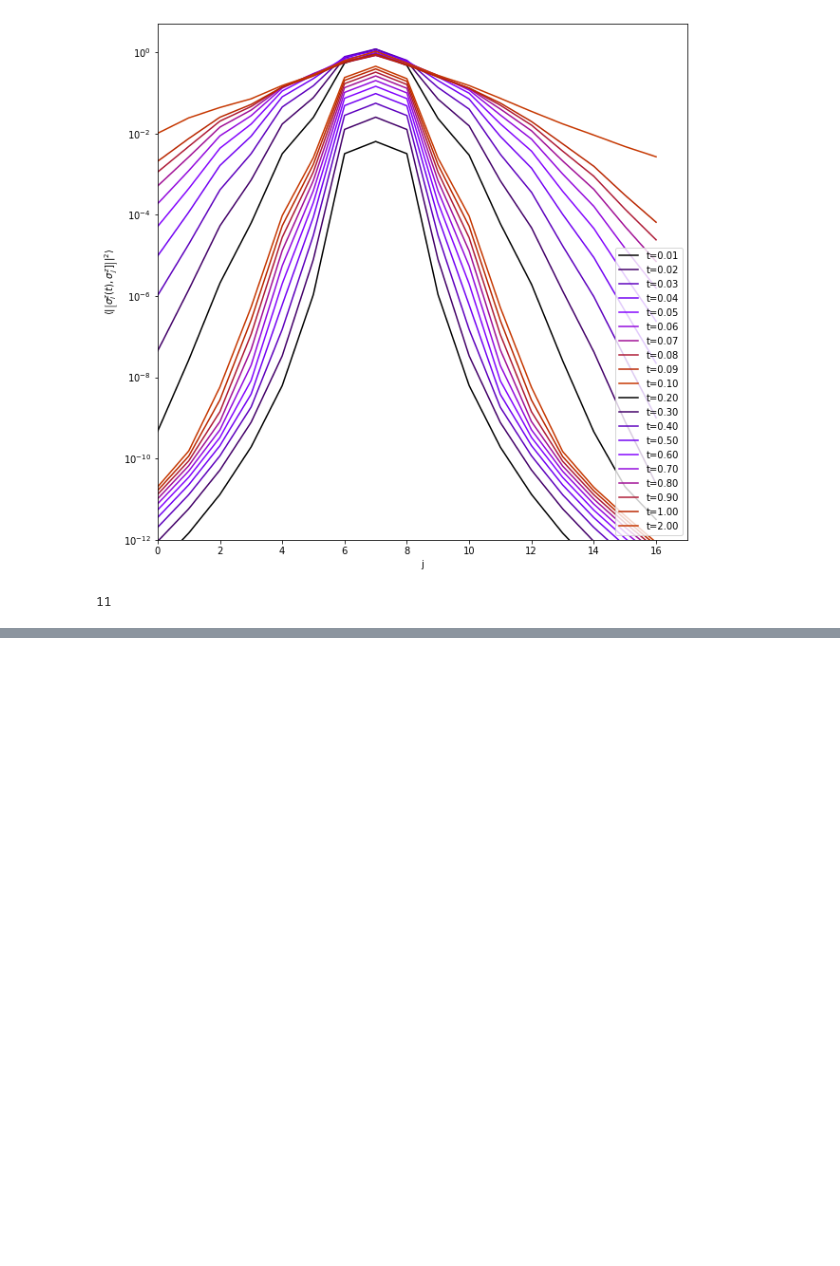
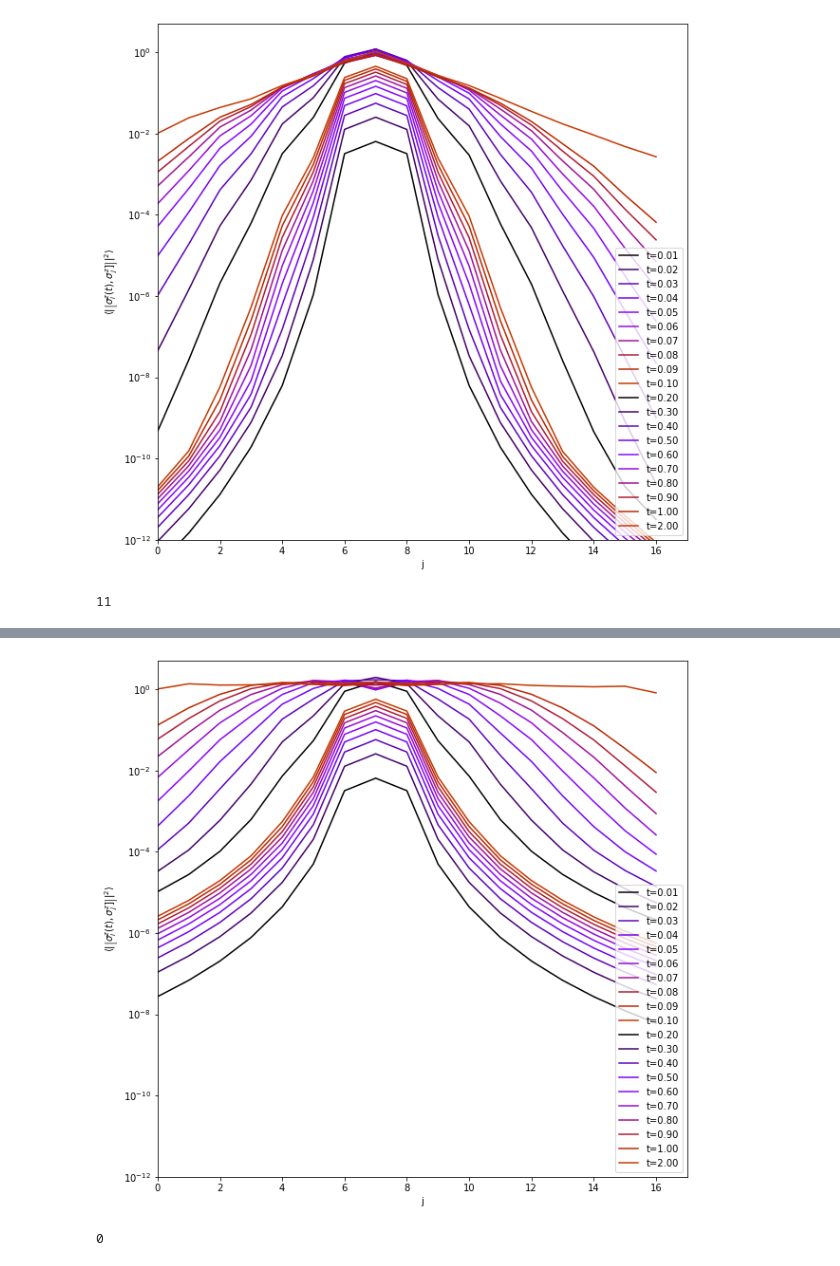
Before and after one commit to mkm2/WorkingFolder, a Jupyter notebook: notebooks/Analysis/Log_Short_Time_Behaviour.ipynb, the cells around one changed output, grey strips where cells are left out. Cells and saved outputs as stored; diff of their text form; code cells hidden in the pictures; blank space fills up the shorter version.

```diff
--- a/notebooks/Analysis/Log_Short_Time_Behaviour.ipynb
+++ b/notebooks/Analysis/Log_Short_Time_Behaviour.ipynb
@@ -265,0 +309,21 @@ print(h[idh])
+# %%
+NUM_COLORS = 10
+cm = plt.get_cmap('gnuplot')
+cNorm  = colors.Normalize(vmin=0, vmax=NUM_COLORS+5)
+scalarMap = mplcm.ScalarMappable(norm=cNorm, cmap=cm)
+fig = plt.figure(figsize=(10,10))
+ax = fig.add_subplot(111)
+ax.set_prop_cycle(color=[scalarMap.to_rgba(i) for i in range(NUM_COLORS)])
+for ti,t in enumerate(T):
+    if t>=0.01:
+        ax.semilogy(range(0,N),res3[idh][ti,:],label="t={:.2f}".format(t))
+ax.legend(loc="lower right")
+ax.set_xlabel("j")
+ax.set_ylabel(r"$\langle\left|\left[\sigma_i^z(t),\sigma_j^z]\right]\right|^2\rangle$")
+ax.set_ylim(1e-12,5)
+ax.set_xlim(0,17)
+plt.show()
+print(h[idh])
+# %% [output]
+[figure, added]
+0
```
Also changed, not shown: parts of 7 cells of this notebook, 6 other files.
